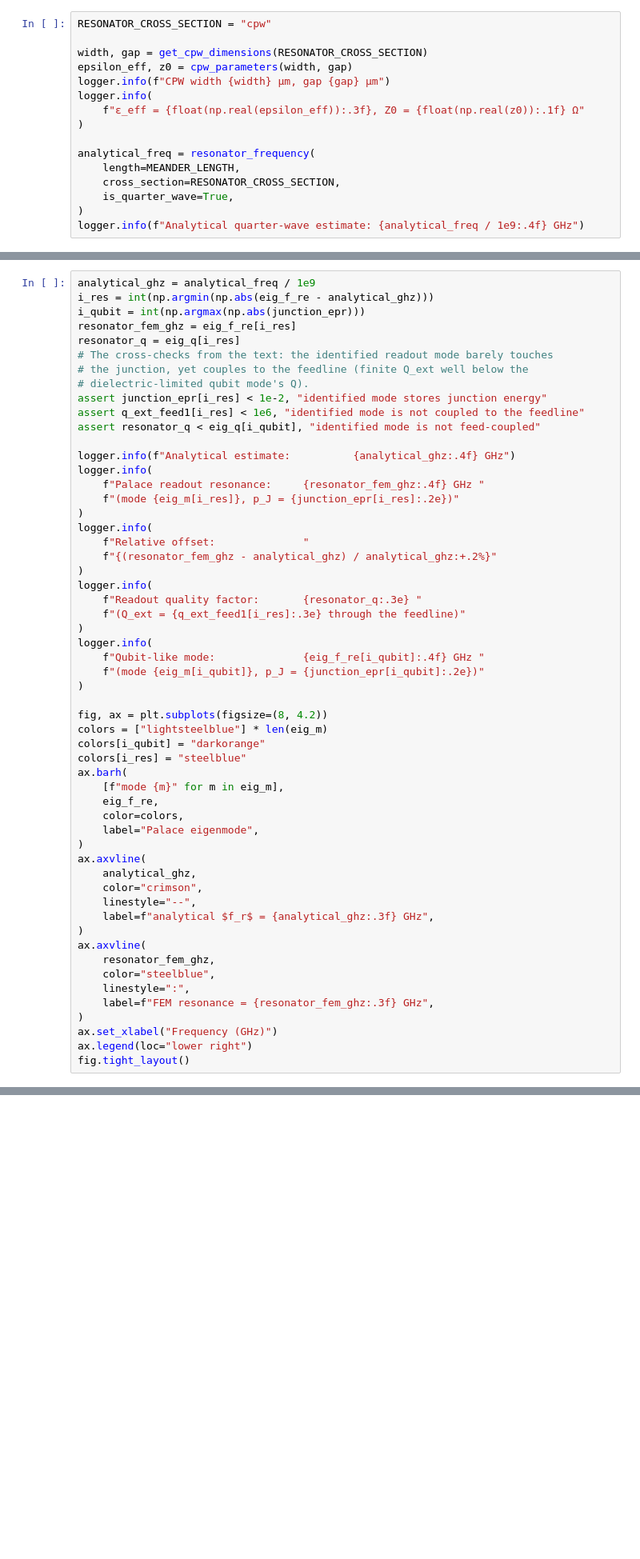
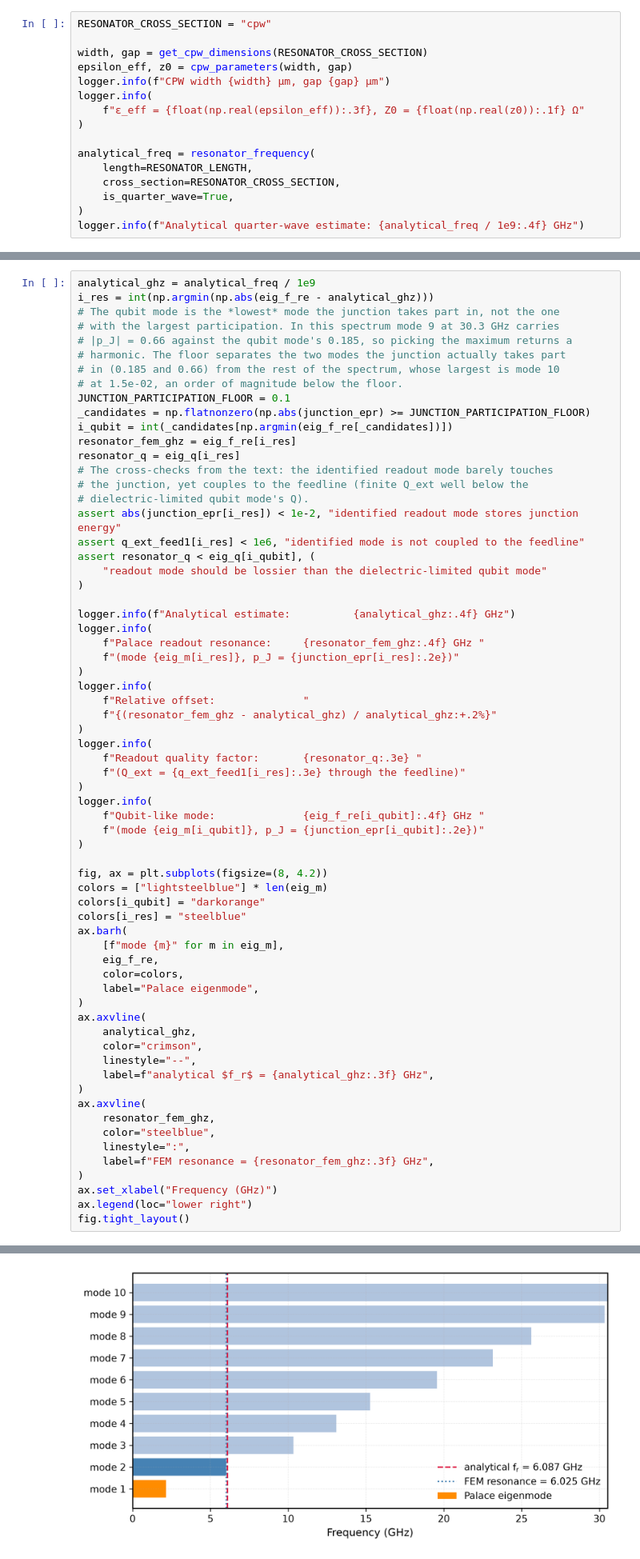
Before and after one commit to gdsfactory/quantum-rf-pdk, a Jupyter notebook: notebooks/palace_eigenmode_qubit_resonator.ipynb, the cells around one changed output, grey strips where cells are left out. Shown at 80% size. Saved outputs shown, nothing was run; the diff lists cells and outputs as text; blank space fills up the shorter version.

```diff
--- a/notebooks/palace_eigenmode_qubit_resonator.ipynb
+++ b/notebooks/palace_eigenmode_qubit_resonator.ipynb
@@ -224,7 +234,7 @@ logger.info(
 )
 
 analytical_freq = resonator_frequency(
-    length=MEANDER_LENGTH,
+    length=RESONATOR_LENGTH,
     cross_section=RESONATOR_CROSS_SECTION,
     is_quarter_wave=True,
 )
@@ -458,15 +461,25 @@ eigenmode data into a quantum Hamiltonian with anharmonicities and couplings
 # %%
 analytical_ghz = analytical_freq / 1e9
 i_res = int(np.argmin(np.abs(eig_f_re - analytical_ghz)))
-i_qubit = int(np.argmax(np.abs(junction_epr)))
+# The qubit mode is the *lowest* mode the junction takes part in, not the one
+# with the largest participation. In this spectrum mode 9 at 30.3 GHz carries
+# |p_J| = 0.66 against the qubit mode's 0.185, so picking the maximum returns a
+# harmonic. The floor separates the two modes the junction actually takes part
+# in (0.185 and 0.66) from the rest of the spectrum, whose largest is mode 10
+# at 1.5e-02, an order of magnitude below the floor.
+JUNCTION_PARTICIPATION_FLOOR = 0.1
+_candidates = np.flatnonzero(np.abs(junction_epr) >= JUNCTION_PARTICIPATION_FLOOR)
+i_qubit = int(_candidates[np.argmin(eig_f_re[_candidates])])
 resonator_fem_ghz = eig_f_re[i_res]
 resonator_q = eig_q[i_res]
 # The cross-checks from the text: the identified readout mode barely touches
 # the junction, yet couples to the feedline (finite Q_ext well below the
 # dielectric-limited qubit mode's Q).
-assert junction_epr[i_res] < 1e-2, "identified mode stores junction energy"
+assert abs(junction_epr[i_res]) < 1e-2, "identified readout mode stores junction energy"
 assert q_ext_feed1[i_res] < 1e6, "identified mode is not coupled to the feedline"
-assert resonator_q < eig_q[i_qubit], "identified mode is not feed-coupled"
+assert resonator_q < eig_q[i_qubit], (
+    "readout mode should be lossier than the dielectric-limited qubit mode"
+)
 
 logger.info(f"Analytical estimate:          {analytical_ghz:.4f} GHz")
 logger.info(
@@ -511,3 +524,4 @@ ax.axvline(
 ax.set_xlabel("Frequency (GHz)")
 ax.legend(loc="lower right")
 fig.tight_layout()
+# %% [output]
@@ -514 +533,2 @@ fig.tight_layout()
+[figure, added]
 # %% [markdown]
```
Also changed, not shown: parts of 34 cells of this notebook, 5 other files.
